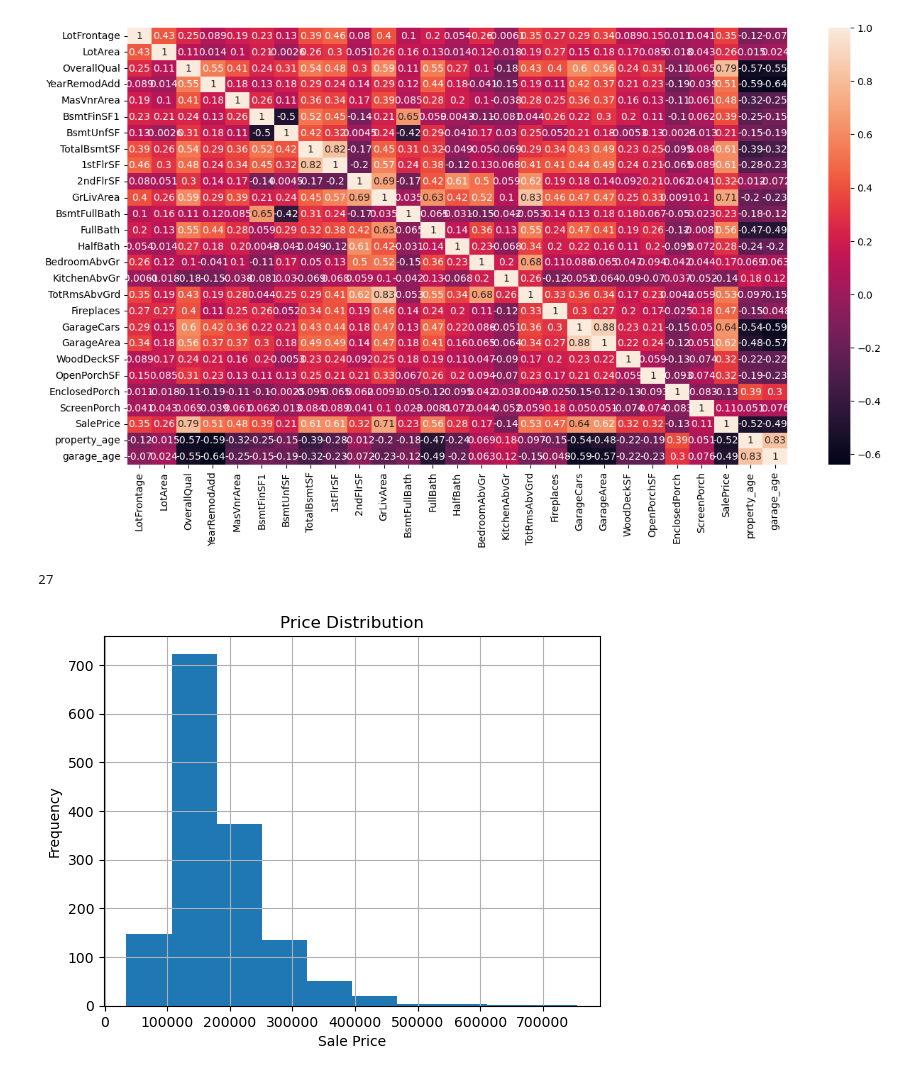
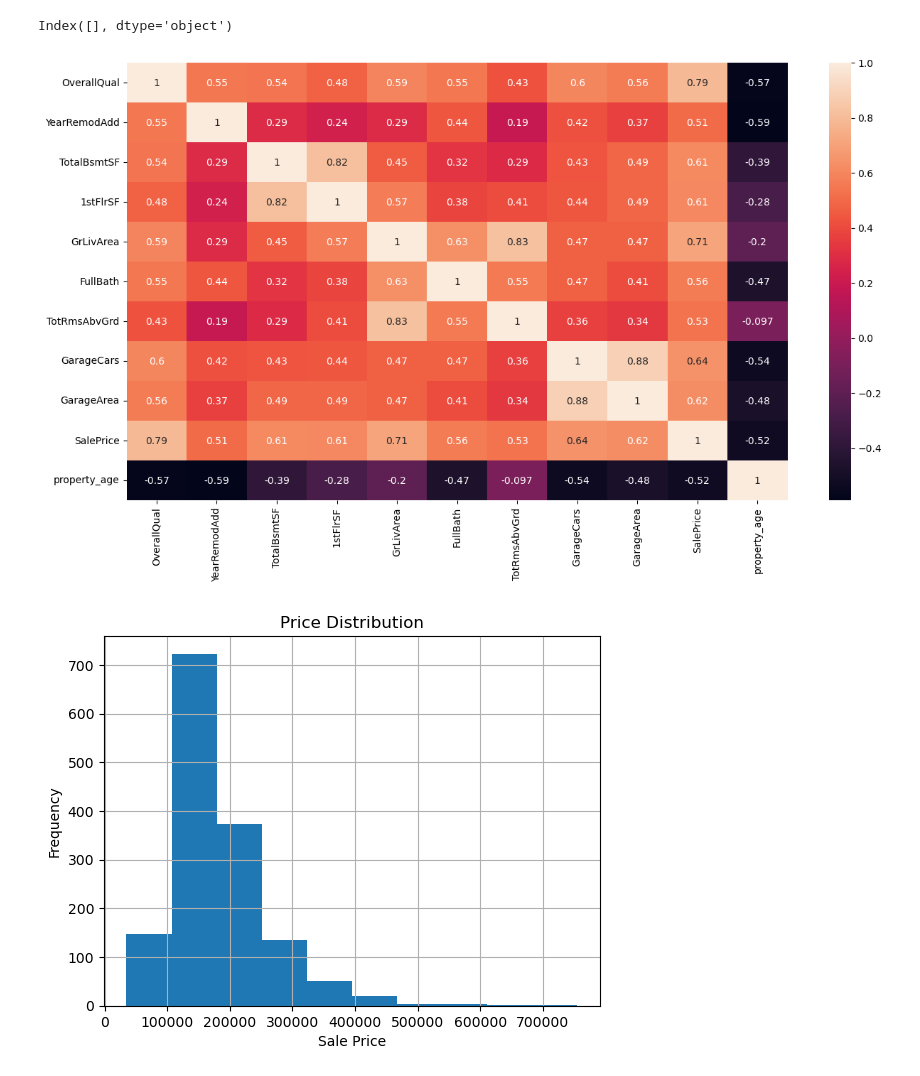
Before and after one commit to Wali-Mohamed/Housing_Price_Prediction_Bayesian_Search, a Jupyter notebook: Housing-Prices-Optimizing Regression_Models.ipynb, the cells around one changed output. Cells and saved outputs as stored; diff of their text form; code cells hidden in the pictures.

Commit message:
Kaggle Notebook | Housing_Prices_Regression_Models | Version 13

```diff
--- a/Housing-Prices-Optimizing Regression_Models.ipynb
+++ b/Housing-Prices-Optimizing Regression_Models.ipynb
@@ -106,6 +106,11 @@ def wrangle(path):
     df.drop(columns=['Street', 'LotShape', 'LandContour', 'Utilities', 'LandSlope',
        'MasVnrType', 'ExterQual', 'BsmtQual', 'BsmtCond', 'BsmtExposure',
        'CentralAir', 'KitchenQual', 'GarageFinish', 'PavedDrive', 'Fence'], inplace=True)
+    # Drop more features that have less correlation than 0.50
+    df.drop(columns=['garage_age', 'MasVnrArea', 'Fireplaces', 'BsmtFinSF1', 'LotFrontage',
+       'WoodDeckSF', '2ndFlrSF', 'OpenPorchSF', 'HalfBath', 'LotArea',
+       'BsmtFullBath', 'BsmtUnfSF', 'BedroomAbvGr', 'KitchenAbvGr',
+       'EnclosedPorch', 'ScreenPorch'], inplace=True)
 
     return df
 # %%
@@ -152,12 +161,17 @@ Name: SalePrice, dtype: float64
+# %%
+cols=df_train.corr()['SalePrice'].sort_values(key=abs, ascending=False)
+cols_bool=abs(cols)<=0.49
+list_bool=cols_bool.to_list()
+cols.iloc[list_bool].index
+# %% [output]
+Index([], dtype='object')
+# %%
+cor=df_train.corr()
 # %%
 plt.figure(figsize=(15,8))
-sns.heatmap(cols, annot=True);
+sns.heatmap(cor, annot=True);
 # %% [output]
-[figure, old version]
+[figure, new version]
-# %%
-len(cols['SalePrice'])
-# %% [output]
-27
 # %%
 # check for outliers in the price
 df_train.SalePrice.hist()
```
Also changed, not shown: parts of 33 cells of this notebook.
